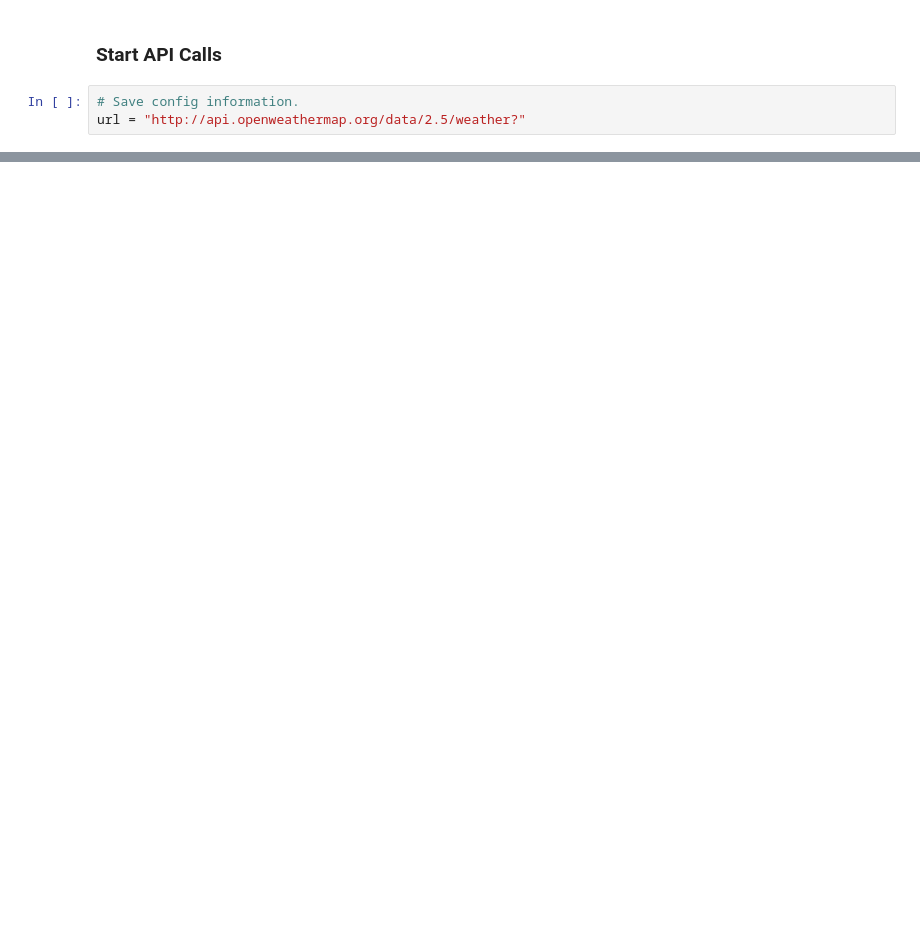
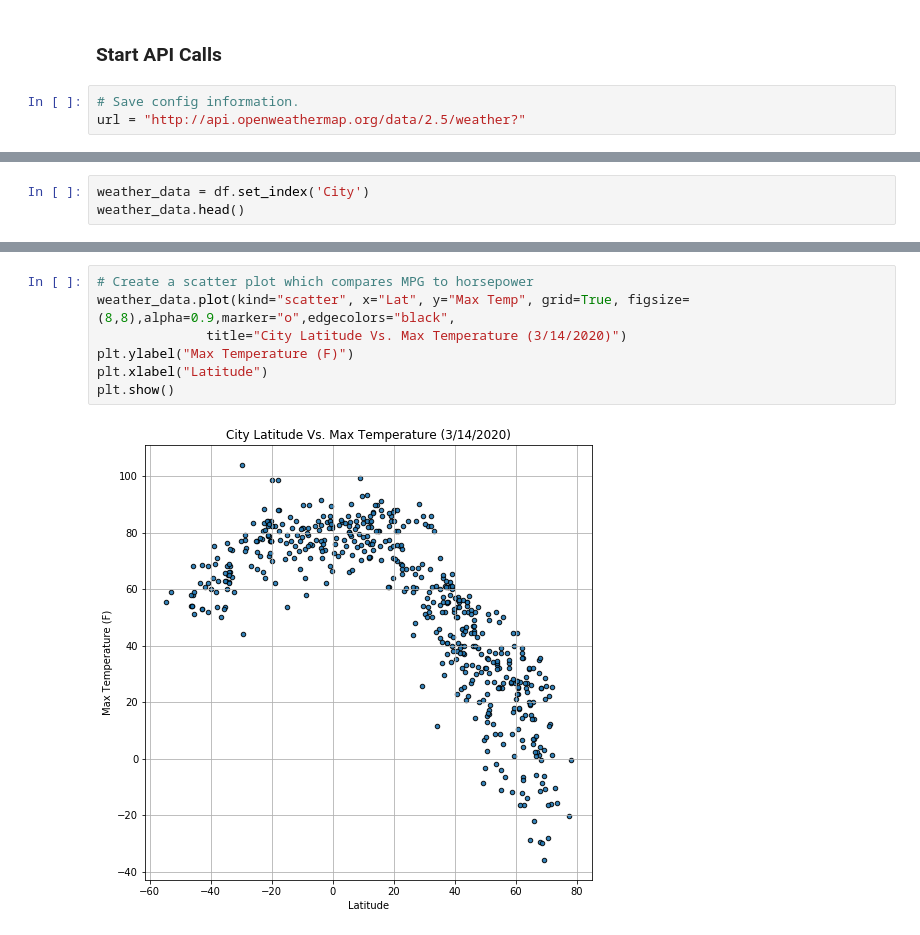
Before and after one commit to ZackSnyder77/python-api-challenge, a Jupyter notebook: WeatherPy/WeatherPy.ipynb, the cells around one changed output, grey strips where cells are left out. Drawn from its saved outputs; the diff is of its cells as text; blank space fills up the shorter version.

Commit message:
Produced desired Plots for WeatherPy portion of the assignement

```diff
--- a/WeatherPy/WeatherPy.ipynb
+++ b/WeatherPy/WeatherPy.ipynb
@@ -147,0 +146,3 @@ df.head()
+# %%
+weather_data = df.set_index('City')
+weather_data.head()
@@ -147,0 +157,9 @@ df.head()
+# %%
+# Create a scatter plot which compares MPG to horsepower
+weather_data.plot(kind="scatter", x="Lat", y="Max Temp", grid=True, figsize=(8,8),alpha=0.9,marker="o",edgecolors="black",
+              title="City Latitude Vs. Max Temperature (3/14/2020)")
+plt.ylabel("Max Temperature (F)")
+plt.xlabel("Latitude")
+plt.show()
+# %% [output]
+[figure, added]
```
Also changed, not shown: parts of 10 cells of this notebook, 1 other file.
